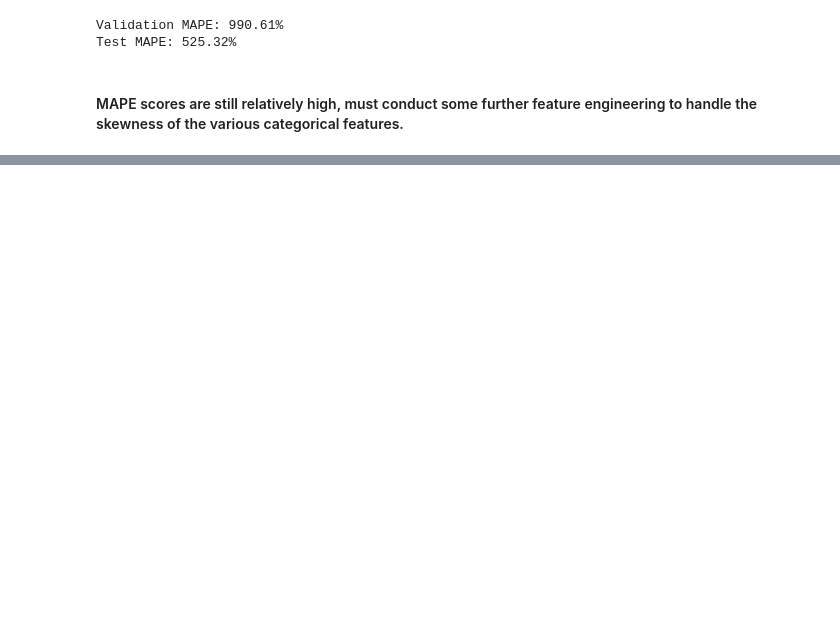
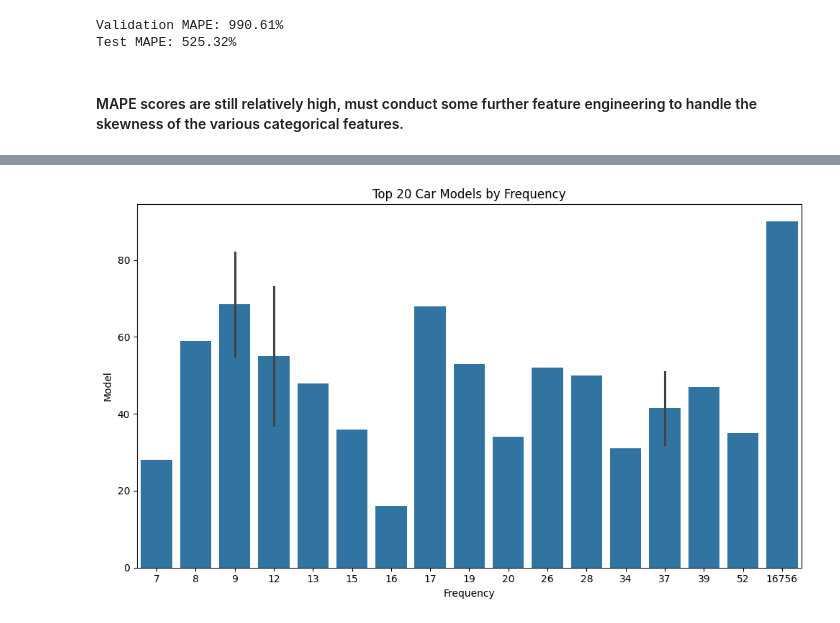
Before and after one commit to sameer-karim/w207-final-project, a Jupyter notebook: DT_car_price_prediction.ipynb, the cells around one changed output, grey strips where cells are left out. Cells and saved outputs as stored; diff of their text form; code cells hidden in the pictures; blank space fills up the shorter version.

```diff
--- a/DT_car_price_prediction.ipynb
+++ b/DT_car_price_prediction.ipynb
@@ -655,0 +884,13 @@ print(categorical_features)
+# %%
+n = 20  # Number of top car models to plot
+top_car_models = df['Model'].value_counts().head(n)
+
+plt.figure(figsize=(10, 6))
+sns.barplot(x=top_car_models.values, y=top_car_models.index)
+plt.title(f'Top {n} Car Models by Frequency')
+plt.xlabel('Frequency')
+plt.ylabel('Model')
+plt.tight_layout()
+plt.show()
+# %% [output]
+[figure, added]
```
Also changed, not shown: parts of 39 cells of this notebook.
